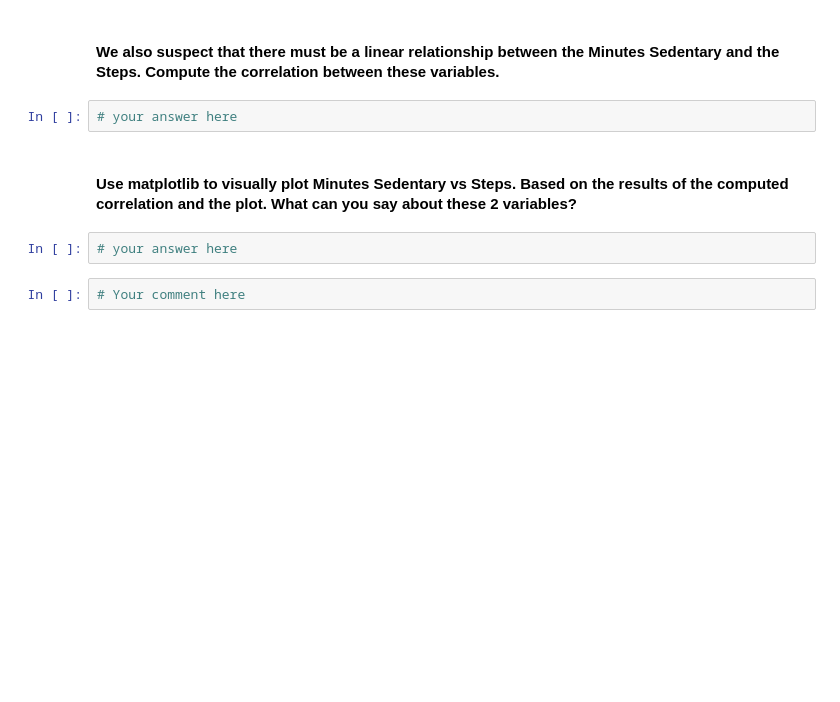
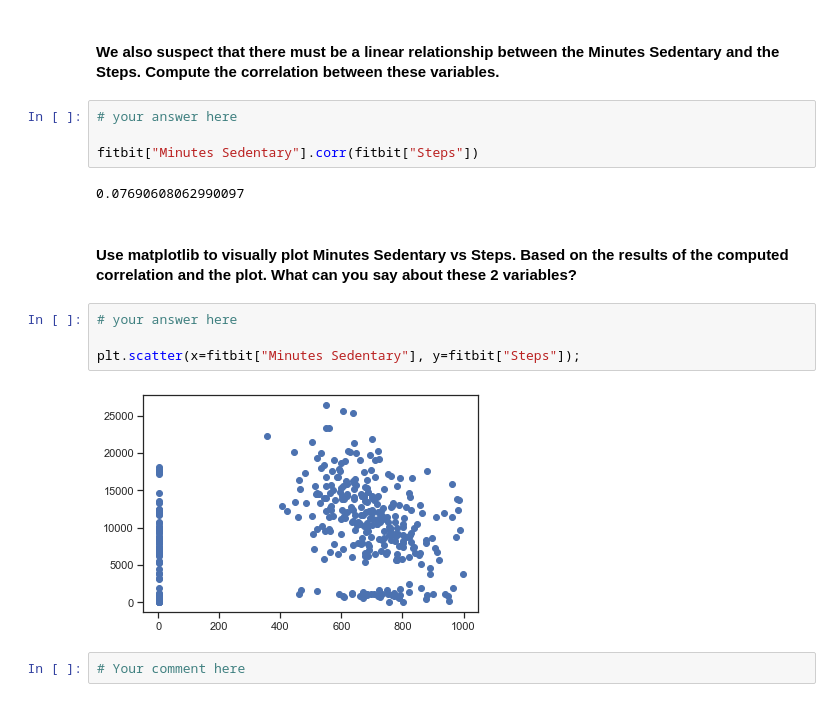
Before and after one commit to kasparkwok/data-ber-10-19, a Jupyter notebook: module-2_labs/lab-pivot-table-and-correlation/your_code/main.ipynb, the cells around one changed output. Drawn from its saved outputs; the diff is of its cells as text; blank space fills up the shorter version.

```diff
--- a/module-2_labs/lab-pivot-table-and-correlation/your_code/main.ipynb
+++ b/module-2_labs/lab-pivot-table-and-correlation/your_code/main.ipynb
@@ -120,10 +287,18 @@ employee.head(20)
 #### We also suspect that there must be a linear relationship between the Minutes Sedentary and the Steps. Compute the correlation between these variables.
 # %%
 # your answer here
+
+fitbit["Minutes Sedentary"].corr(fitbit["Steps"])
+# %% [output]
+0.07690608062990097
 # %% [markdown]
 #### Use matplotlib to visually plot Minutes Sedentary vs Steps. Based on the results of the computed correlation and the plot. What can you say about these 2 variables?
 # %%
 # your answer here
+
+plt.scatter(x=fitbit["Minutes Sedentary"], y=fitbit["Steps"]);
+# %% [output]
+[figure, added]
 # %%
 # Your comment here
 # %% [markdown]
```
Also changed, not shown: parts of 45 cells of this notebook, 10 other files.
